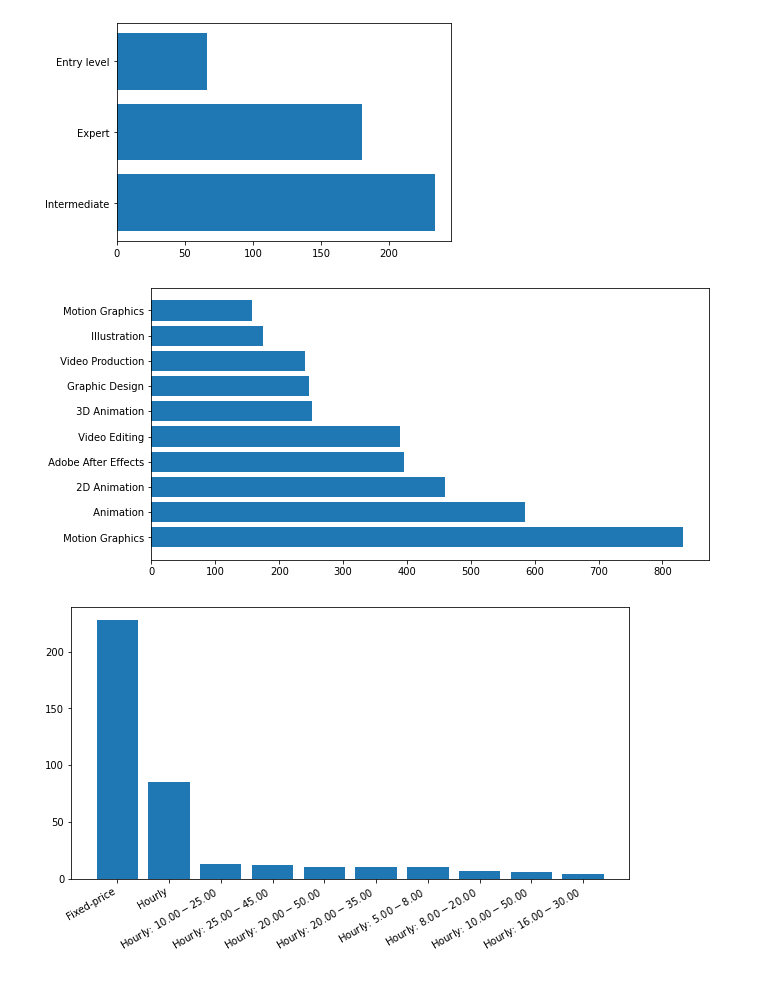
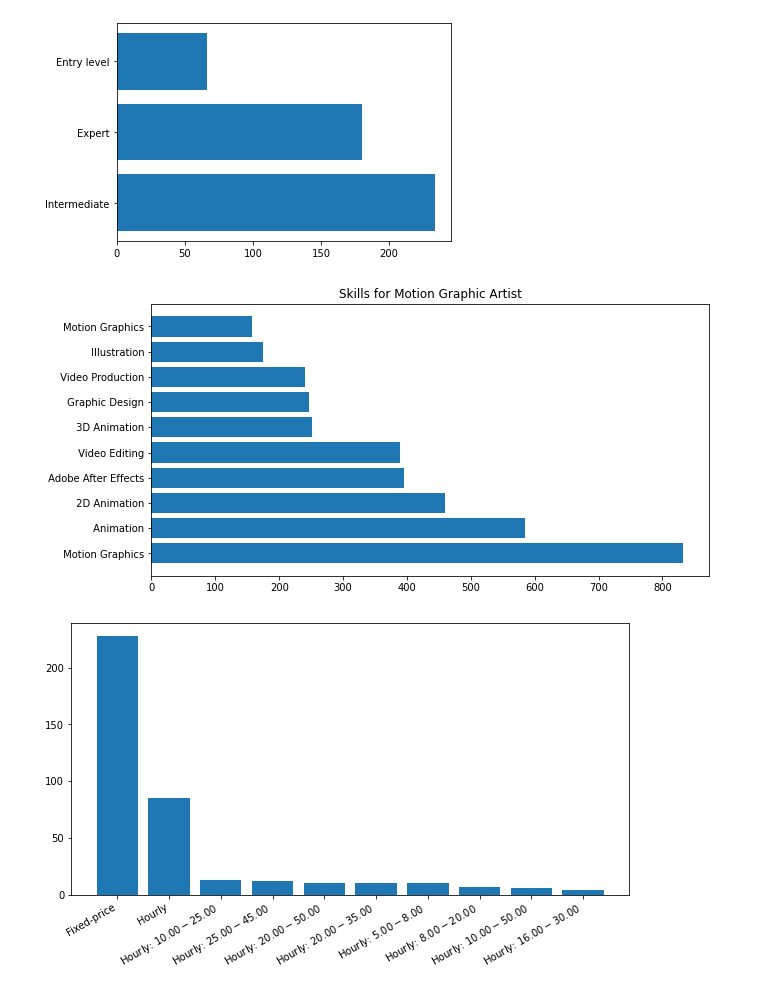
Before and after one commit to jvicrosario1106/husay_project_task, a Jupyter notebook: Data Analysis/Upwork Analysis/upwork_motion_graphic_artist.ipynb, the cells around one changed output. Saved outputs shown, nothing was run; the diff lists cells and outputs as text; code cells hidden in the pictures.

```diff
--- a/Data Analysis/Upwork Analysis/upwork_motion_graphic_artist.ipynb
+++ b/Data Analysis/Upwork Analysis/upwork_motion_graphic_artist.ipynb
@@ -79,11 +79,12 @@ for i in filter_skill:
 # %%
 skill_frame = pd.DataFrame(skill_without_space, columns={"Skill"})
 count_skill = skill_frame["Skill"].value_counts()[0:10]
 plt.figure(figsize=(10,5))
+plt.title("Skills for Motion Graphic Artist")
 plt.barh(count_skill.index,count_skill.values)
 plt.show()
 # %% [output]
-[figure, old version]
+[figure, new version]
 # %%
 merge["JT"] = merge["Job Type"].fillna("") + merge["Job_type"].fillna("")
 # %%
```
Also changed, not shown: 11 other files.
